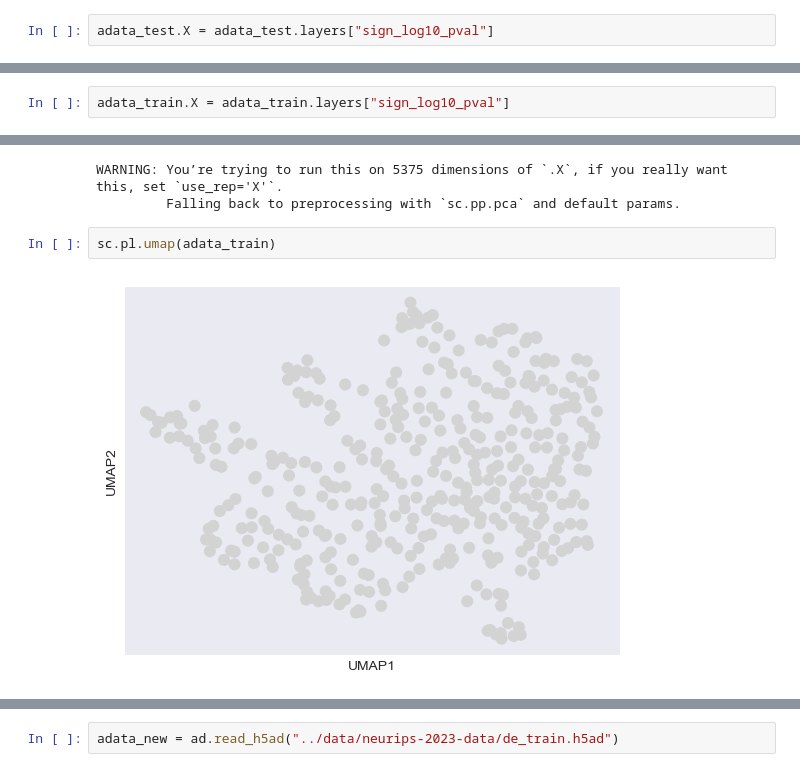
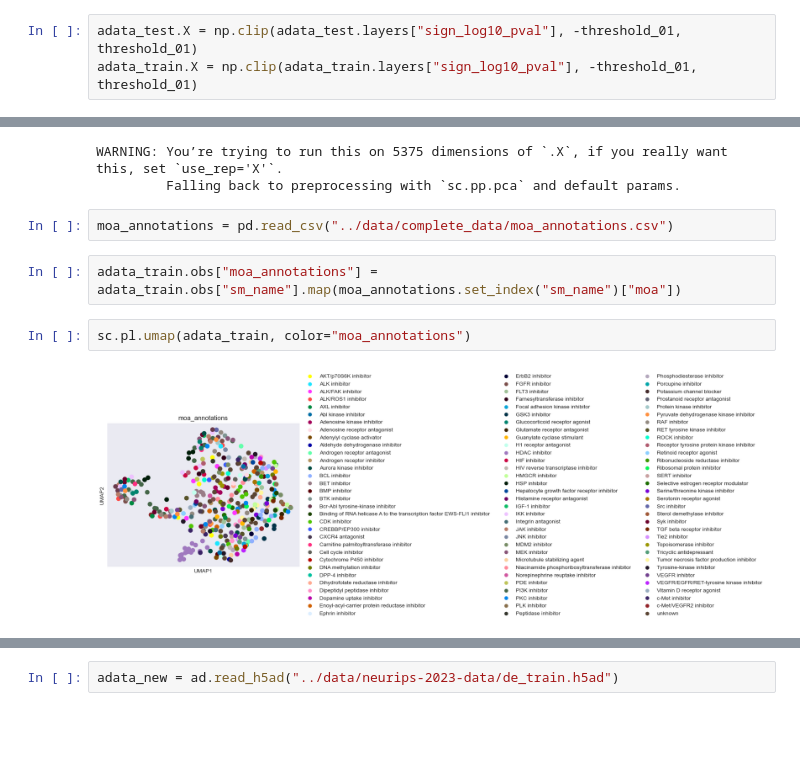
Before and after one commit to theislab/task-dge-perturbation-prediction-analysis, a Jupyter notebook: representation_analysis/representation_analysis.ipynb, the cells around one changed output, grey strips where cells are left out. Drawn from its saved outputs; the diff is of its cells as text; blank space fills up the shorter version.

```diff
--- a/representation_analysis/representation_analysis.ipynb
+++ b/representation_analysis/representation_analysis.ipynb
@@ -191,18 +180,21 @@ de_test_path = "../data/neurips-2023-data/de_test.h5ad"
 adata_train = ad.read_h5ad(de_train_path)
 adata_test = ad.read_h5ad(de_test_path)
 # %%
-adata_test.X = adata_test.layers["sign_log10_pval"]
+adata_test.X = np.clip(adata_test.layers["sign_log10_pval"], -threshold_01, threshold_01)
+adata_train.X = np.clip(adata_train.layers["sign_log10_pval"], -threshold_01, threshold_01)
 # %%
 import scanpy as sc
-# %%
-adata_train.X = adata_train.layers["sign_log10_pval"]
 # %%
 sc.pp.neighbors(adata_train)
 sc.tl.umap(adata_train)
 # %% [output]
 WARNING: You’re trying to run this on 5375 dimensions of `.X`, if you really want this, set `use_rep='X'`.
          Falling back to preprocessing with `sc.pp.pca` and default params.
+# %%
+moa_annotations = pd.read_csv("../data/complete_data/moa_annotations.csv")
+# %%
+adata_train.obs["moa_annotations"] = adata_train.obs["sm_name"].map(moa_annotations.set_index("sm_name")["moa"])
 # %%
-sc.pl.umap(adata_train)
+sc.pl.umap(adata_train, color="moa_annotations")
 # %% [output]
-[figure, old version]
+[figure, new version]
```
Also changed, not shown: parts of 20 cells of this notebook, 1 other file.
